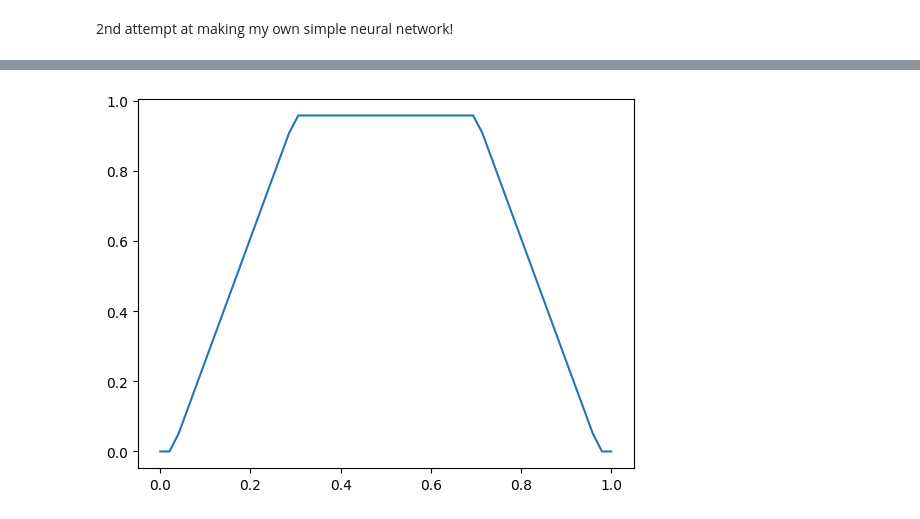
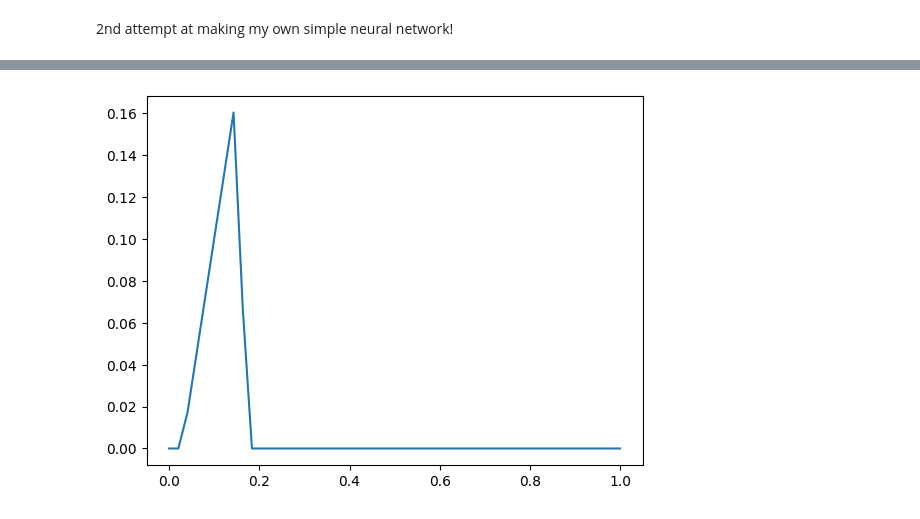
Before and after one commit to alexloh/jupyter, a Jupyter notebook: neural2.ipynb, the cells around one changed output, grey strips where cells are left out. Cells and saved outputs as stored; diff of their text form; code cells hidden in the pictures.

Commit message:
Got stuck trying to make Input->Layer1 learing work :(

```diff
--- a/neural2.ipynb
+++ b/neural2.ipynb
@@ -6,14 +6,15 @@ from matplotlib import pyplot as plt
 
 def sigmoid(x):
     return 1/(1 + np.exp(-x))
+
 def sigmoid_derivative(x):
     return x * (1 - x)
 
 def relu(x):
-    return np.maximum(0, x)
+    return np.where(x > 0, x, x * 0.00)
 
 def relu_derivative(x):
-    return np.where(x >= 0, 1, 0)
+    return np.where(x > 0, 1, 0.00)
 
 activation = relu
 d_activation = relu_derivative
@@ -28,14 +29,15 @@ class NeuralNet:
         self.input = self.x
         # self.weights1 = np.random.rand(x.shape[1], 2) - 0.5
         # self.bias1 = np.zeros(2)
-        self.weights2 = np.random.rand(2, 1) - 0.5
-        self.bias2 = np.zeros(1)
-        self.weights1 = np.array([[1, -1]])
+        # self.weights2 = np.random.rand(2, 1) - 0.5
+        # self.bias2 = np.zeros(1)
+        # self.weights1 = np.array([[1, -1]])
+        self.weights1 = np.array([[0.8, -0.8]])
         self.bias1 = np.array([[-0.3, 0.7]])
-        #self.weights2 = np.array([[-3.1], [-3.2]])
-        #self.bias2 = np.array([[2.2]])
+        self.weights2 = np.array([[-3.1], [-3.2]])
+        self.bias2 = np.array([[2.2]])
         self.output = np.zeros(self.y.shape)
-        self.learning_rate = 1
+        self.learning_rate = 0.1
 
     def feedforward(self):
         # print(f"layer1 z = {np.dot(self.input, self.weights1) + self.bias1}")
@@ -49,24 +51,47 @@ class NeuralNet:
 
     def backpropagate(self):
         d_weights2 = np.dot(self.layer1.T, (2*(self.y - self.output) * d_activation(self.output)))
-        print(f"d_weights2 = f{d_weights2}")
-        print(f"  2*(self.y - self.output) = f{2*(self.y - self.output)}")
-        print(f"  d_activation(self.output) = f{d_activation(self.output)}")
-        print(f"  z = f{2*(self.y - self.output) * d_activation(self.output)}")
+        # print(f"d_weights2 = f{d_weights2}")
+        # print(f"  2*(self.y - self.output) = f{2*(self.y - self.output)}")
+        # print(f"  d_activation(self.output) = f{d_activation(self.output)}")
+        # print(f"  z = f{2*(self.y - self.output) * d_activation(self.output)}")
         d_bias2 = np.sum(2*(self.y - self.output) * d_activation(self.output), axis=0)
-        print(f"d_bias2 = f{d_bias2}")
-        print(f"  2*(self.y - self.output) = f{2*(self.y - self.output)}")
-        print(f"  d_activation(self.output) = f{d_activation(self.output)}")
-        print(f"  z = f{2*(self.y - self.output) * d_activation(self.output)}")
-        # print(f"d_bias2 = {d_bias2}")
-        # print(f"bias2 = {self.bias2}")
-        #d_weights1 = np.dot(self.input.T,  (np.dot(2*(self.y - self.output) * d_activation(self.output), self.weights2.T) * d_activation(self.layer1)))
-        #d_bias1 = (np.dot(2*(self.y - self.output) * d_activation(self.output), self.weights2.T) * d_activation(self.layer1))
-        #print(f"d_bias1 = {d_bias1}")
-        #self.weights1 += d_weights1 * self.learning_rate
-        #self.bias1 += d_bias1 * self.learning_rate
-        self.weights2 += d_weights2 * self.learning_rate
-        self.bias2 += d_bias2 * self.learning_rate
+        # print(f"d_bias2 = f{d_bias2}")
+        # print(f"  2*(self.y - self.output) = f{2*(self.y - self.output)}")
+        # print(f"  d_activation(self.output) = f{d_activation(self.output)}")
+        # print(f"  z = f{2*(self.y - self.output) * d_activation(self.output)}")
+        # self.weights2 += d_weights2 * self.learning_rate
+        # self.bias2 += d_bias2 * self.learning_rate
+
+        # dSSR/dPredicted = [[0.]
+        #  [2.]
+        #  [0.]]
+        # dPredicted/dY = [[-3.1]
+        #  [-3.2]]
+        # dY/dX = [[1. 1.]
+        #  [1. 1.]
+        #  [1. 1.]]
+        # dX/dw1 = [[0. ]
+        #  [0.5]
+        #  [1. ]]
+
+        # d_weights2 = np.dot(self.layer1.T, (2*(self.y - self.output) * d_activation(self.output)))
+        d_weights1 = np.dot(self.input.T,  (np.dot(2*(self.y - self.output) * d_activation(self.output), self.weights2.T) * d_activation(self.layer1)))
+        print(f"dSSR/dPredicted = {2*(self.y - self.output)}")
+        print(f"dPredicted/dY = {self.weights2}")  # Y is output of layer1, aka L[i]
+        print(f"dY/dX = {d_activation(self.layer1)}")  # X is w1 * L[i-1] + b of layer1
+        print(f"dX/dw1 = {self.input}")
+        d_bias1 = (np.dot(2*(self.y - self.output) * d_activation(self.output), self.weights2.T) * d_activation(self.layer1))
+        # print(f"d_bias1 = {d_bias1}")
+        d_bias1 = np.sum(np.dot(2*(self.y - self.output) * d_activation(self.output), self.weights2.T) * d_activation(self.layer1), axis=0)
+        # print(f"d_bias1 summed = {d_bias1}")
+        # print(f"2*(self.y - self.output) = {2*(self.y - self.output)}")
+        # print(f"d_activation(self.output) = {d_activation(self.output)}")
+        # print(f"np.dot(2*(self.y - self.output) * d_activation(self.output), self.weights2.T) = {np.dot(2*(self.y - self.output) * d_activation(self.output), self.weights2.T)}")
+        # print(f"d_activation(self.layer1) = {d_activation(self.layer1)}")
+
+        self.weights1 += d_weights1 * self.learning_rate
+        # self.bias1 += d_bias1 * self.learning_rate
 
     def display(self):
         print()
@@ -106,14 +131,14 @@ def plot(nn):
     y = nn.test(np.array(x)[np.newaxis].T)
     plt.plot(x,y)
 
-x = np.array([ [0], [0.5], [1] ])
-y = np.array([ [0], [1], [0] ])
+x = np.array([ [0.1], [0.3], [0.5], [0.7], [1] ])
+y = np.array([ [0.1], [0.85], [1], [0.85], [0.1] ])
 
 nn = NeuralNet(x,y)
 
 nn.feedforward()
 nn.display()
-for i in range(100):
+for i in range(300):
     nn.backpropagate()
     nn.feedforward()
     print(f"\nTesting epoch #{i+1}")
@@ -143 +168 @@ Bias2: [2.3563]
-[figure, old version]
+[figure, new version]
```
Also changed, not shown: parts of 1 cell of this notebook.
